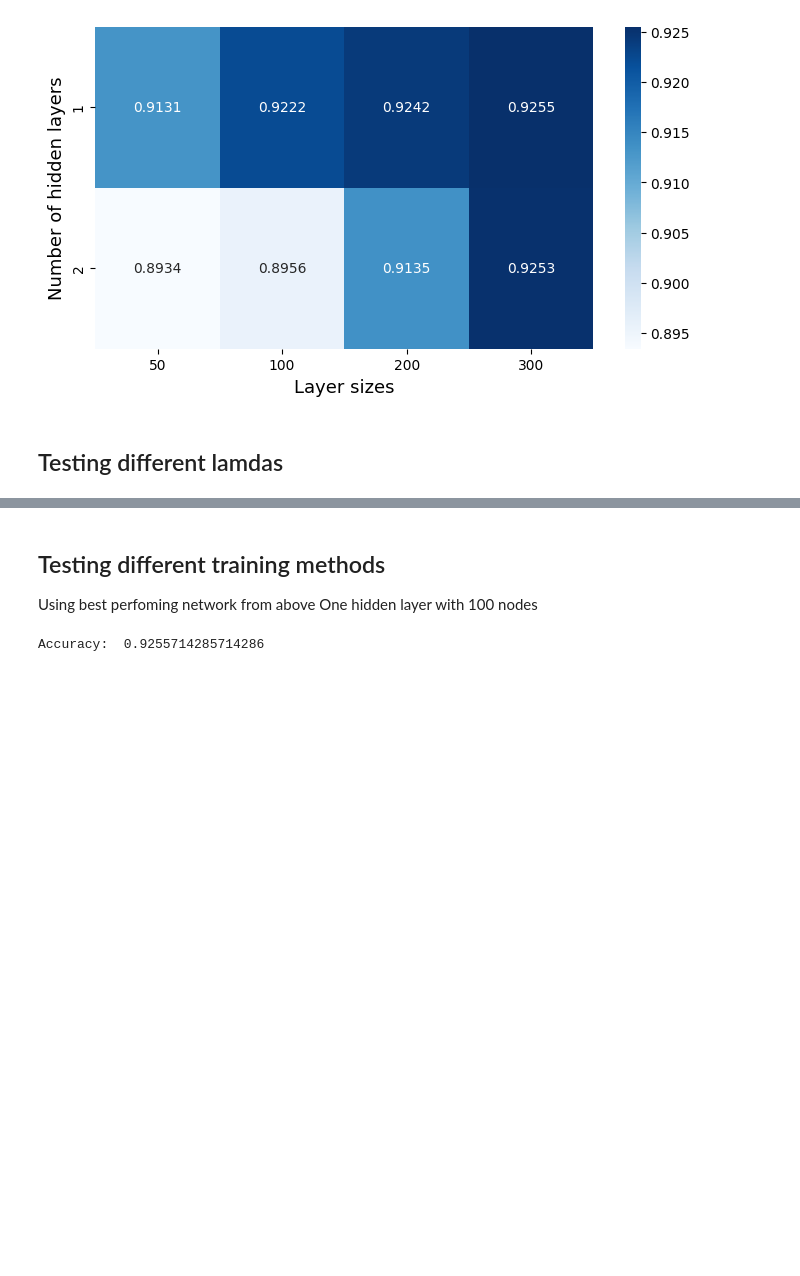
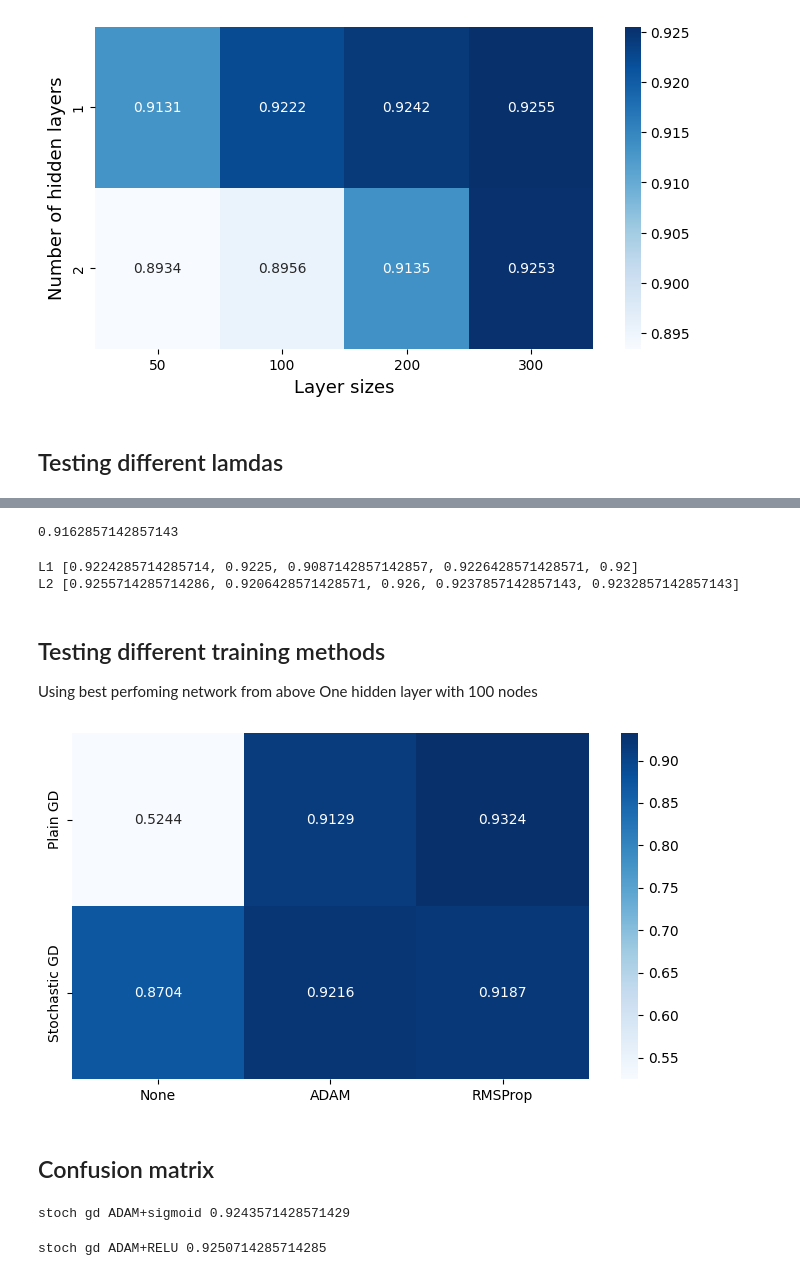
Before and after one commit to m-nader/FYS-STK4155-group14, a Jupyter notebook: project_2/Code/neuralnetwork_mnist.ipynb, the cells around one changed output, grey strips where cells are left out. Cells and saved outputs as stored; diff of their text form; code cells hidden in the pictures; blank space fills up the shorter version.

```diff
--- a/project_2/Code/neuralnetwork_mnist.ipynb
+++ b/project_2/Code/neuralnetwork_mnist.ipynb
@@ -73,3 +148,28 @@ plt.show()
+# %%
+NN = NeuralNetwork(
+    X_train,
+    targets,
+    layer_output_sizes,
+    activation_funcs,
+    activation_ders,
+    cross_entropy,
+    None,
+)
+NN.train_network_stochastic_gd(lr_method="ADAM")
+
+test_scores = NN.predict(X_test)
+test_predict = np.argmax(test_scores, axis=1)
+
+accuracy = accuracy_score(y_test, test_predict)
+print(accuracy)
+# %% [output]
+0.9162857142857143
+# %%
+print('L1', accuracies_l1)
+print('L2', accuracies_l2)
+# %% [output]
+L1 [0.9224285714285714, 0.9225, 0.9087142857142857, 0.9226428571428571, 0.92]
+L2 [0.9255714285714286, 0.9206428571428571, 0.926, 0.9237857142857143, 0.9232857142857143]
 # %% [markdown]
 ## Testing different training methods
 Using best perfoming network from above
@@ -101,11 +214,36 @@ NN.train_network_stochastic_gd(lr_method='ADAM')
-# %%
-test_scores = NN.predict(X_test)
-test_predict = np.argmax(test_scores, axis=1)
-targets = y_test
-
-
-accuracy = accuracy_score(targets, test_predict)
-print('Accuracy: ', accuracy)
-# accuracies.append(accuracy)
-# %% [output]
-Accuracy:  0.9255714285714286
+# %%
+for i in range(len(lr_methods)):
+    NN = NeuralNetwork(
+        X_train,
+        targets,
+        layer_output_sizes,
+        activation_funcs,
+        activation_ders,
+        cross_entropy,
+        None,
+        L2=True,
+        lmbda=1e-4
+    )
+
+    NN.train_network_stochastic_gd(lr_method=lr_methods[i])
+
+    test_scores = NN.predict(X_test)
+    test_predict = np.argmax(test_scores, axis=1)
+
+    accuracy = accuracy_score(y_test, test_predict)
+    acc_methods[1,i] = accuracy
+# %%
+acc_methods.T
+lr_methods = ['None', 'ADAM', 'RMSProp']
+plt.figure(figsize=(7,4))
+ax = sns.heatmap( acc_methods, cmap='Blues', annot=True, fmt='.4f',
+                 xticklabels=lr_methods, yticklabels=stoch_type, cbar=True )
+
+
+plt.tight_layout()
+plt.savefig("../Figures/MNIST_heatmap_accuracies_learning_method.png", dpi=300, bbox_inches="tight")
+plt.show()
+# %% [output]
+[figure, added]
+# %% [markdown]
+## Confusion matrix
@@ -112,3 +280,11 @@ Accuracy:  0.9255714285714286
+# %%
+print('stoch gd ADAM+sigmoid', accuracy)
+# %% [output]
+stoch gd ADAM+sigmoid 0.9243571428571429
+# %%
+print('stoch gd ADAM+RELU', accuracy)
+# %% [output]
+stoch gd ADAM+RELU 0.9250714285714285
 # %%
 from sklearn.metrics import confusion_matrix
 import seaborn as sns
```
Also changed, not shown: parts of 7 cells of this notebook, 6 other files.
